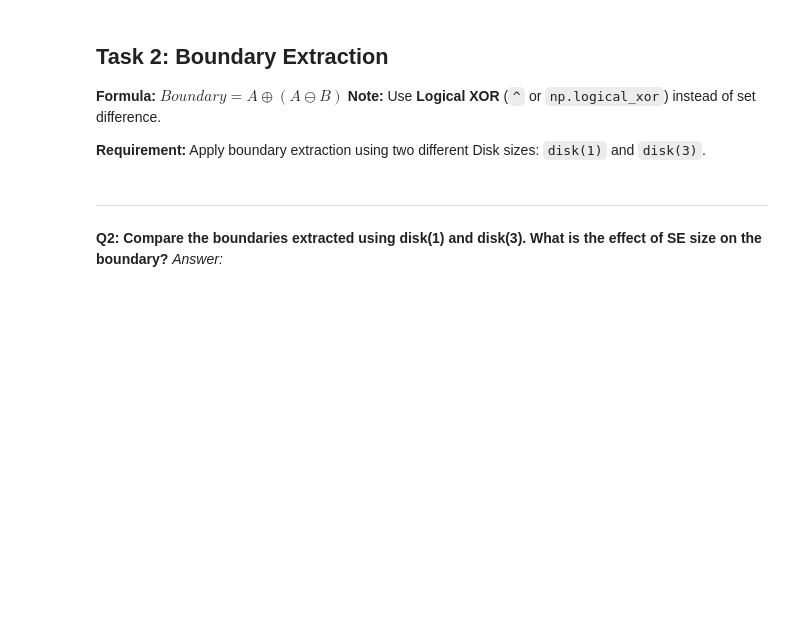
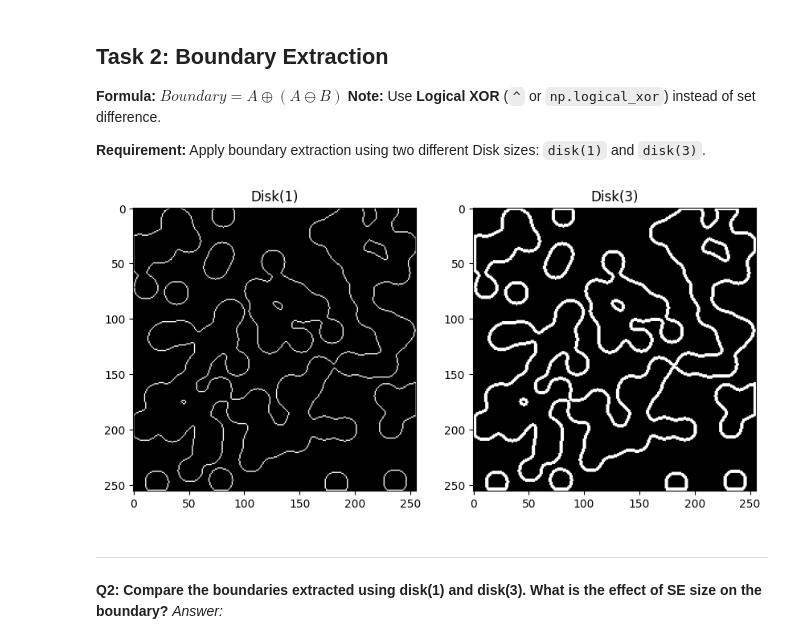
Before and after one commit to Wajd-25/Lab6, a Jupyter notebook: Lab6_MorphologyProcessing_(6).ipynb, the cells around one changed output. Cells and saved outputs as stored; diff of their text form; code cells hidden in the pictures; blank space fills up the shorter version.

```diff
--- a/Lab6_MorphologyProcessing_(6).ipynb
+++ b/Lab6_MorphologyProcessing_(6).ipynb
@@ -70,20 +70,35 @@ Dilation and Closing increase the area because dilation adds pixels to object bo
 # %%
 # TODO: Implement Boundary Extraction
 # Use 'binary_img' (Blobs) for this task
 rng = np.random.default_rng(seed=42)
 binary_img = data.binary_blobs(length=256, blob_size_fraction=0.1, rng=rng)
 
 # 1. Extract boundary using morphology.disk(1)
 se1 = morphology.disk(1)
 eroded1 = binary_erosion(binary_img, structure=se1)
 boundary1 = np.logical_xor(binary_img, eroded1)
 
 # 2. Extract boundary using morphology.disk(3)
 se3 = morphology.disk(3)
 eroded3 = binary_erosion(binary_img, structure=se3)
 boundary3 = np.logical_xor(binary_img, eroded3)
 
 # 3. Display the results side-by-side
+import matplotlib.pyplot as plt
+
+plt.figure(figsize=(10,5))
+
+plt.subplot(1,2,1)
+plt.imshow(boundary1, cmap='gray')
+plt.title('Disk(1)')
+
+plt.subplot(1,2,2)
+plt.imshow(boundary3, cmap='gray')
+plt.title('Disk(3)')
+
+plt.show()
+# %% [output]
+[figure, added]
 # %% [markdown]
 ---
 **Q2: Compare the boundaries extracted using disk(1) and disk(3). What is the effect of SE size on the boundary?**
```
Also changed, not shown: parts of 1 cell of this notebook.
